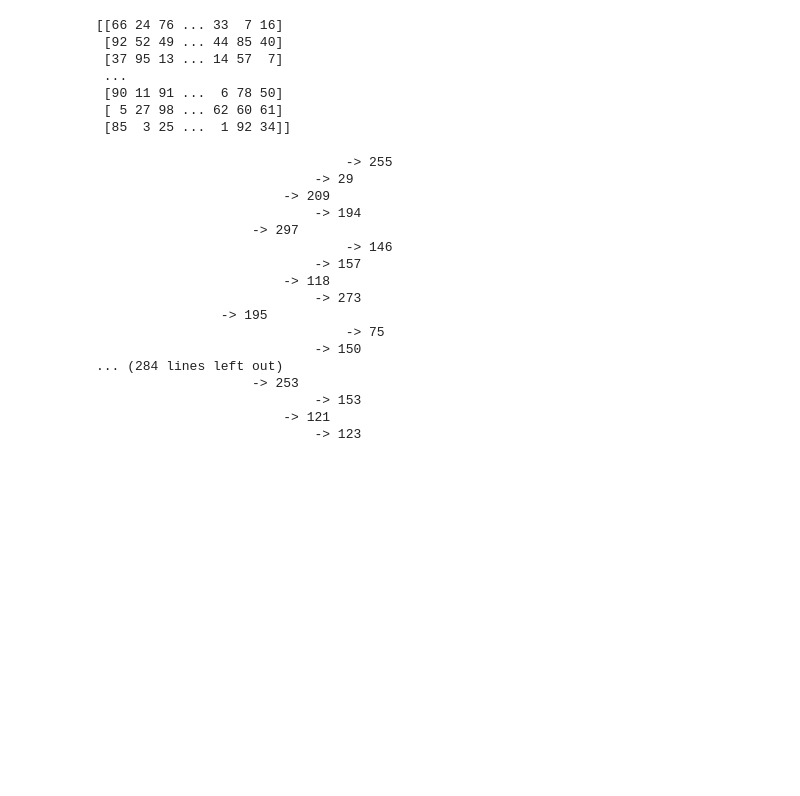
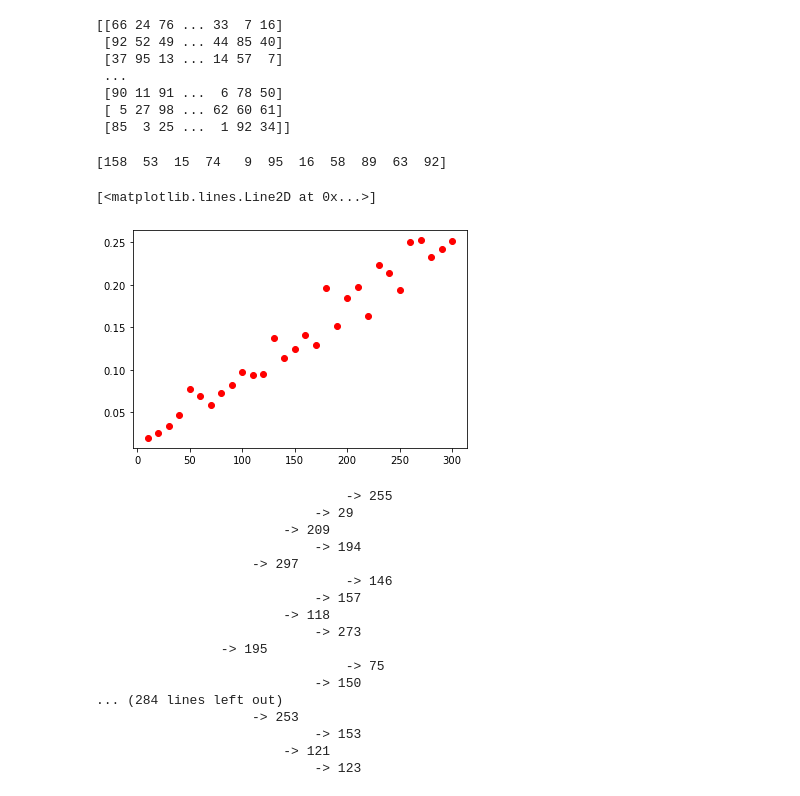
Before and after one commit to andika-eka/Kd-tree-query, a Jupyter notebook: KdTreeRawImplentation.ipynb, the cells around one changed output. Cells and saved outputs as stored; diff of their text form; code cells hidden in the pictures; blank space fills up the shorter version.

```diff
--- a/KdTreeRawImplentation.ipynb
+++ b/KdTreeRawImplentation.ipynb
@@ -58,20 +66,35 @@ def generateKDTree(pointList, depth = 0):
     if pointList.size == 0:
         return None
 
-    k = len(pointList[0, 1:])  # assumes all points have the same dimension
-    # Select axis based on depth so that axis cycles through all valid values
+    k = len(pointList[0, 1:])
     axis = (depth % k)+1
 
-    # Sort point list by axis and choose median as pivot element
     pointList = pointList[pointList[:, axis].argsort()]
-    # point_list.sort(key=itemgetter(axis))
     median = len(pointList) // 2
-    # print(pointList[median])
 
-    # Create node and construct subtrees
     return Node( pointList[median],
         generateKDTree(pointList[:median], depth + 1),
         generateKDTree(pointList[median + 1 :], depth + 1),
     )
 
-theTree  = generateKDTree(df.to_numpy())
+theTree  = generateKDTree(df.iloc[:,:].to_numpy())
+print(theTree.point)
+# %% [output]
+[158  53  15  74   9  95  16  58  89  63  92]
+# %%
+
+import timeit
+import math
+import random
+ns = np.linspace(10, 300, 30, dtype=int)
+
+# red plots
+ts = [timeit.timeit('generateKDTree(df.iloc[:lim,:].to_numpy())',
+                  setup='lim={};'.format(n),
+                  globals=globals(),
+                  number=100)
+      for n in ns]
+plt.plot(ns, ts, 'or')
+# %% [output]
+[<matplotlib.lines.Line2D at 0x...>]
+[figure, added]
```
Also changed, not shown: parts of 15 cells of this notebook, 9 other files.
